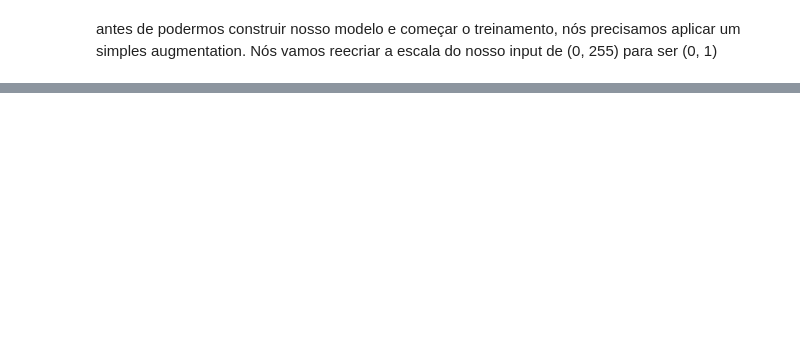
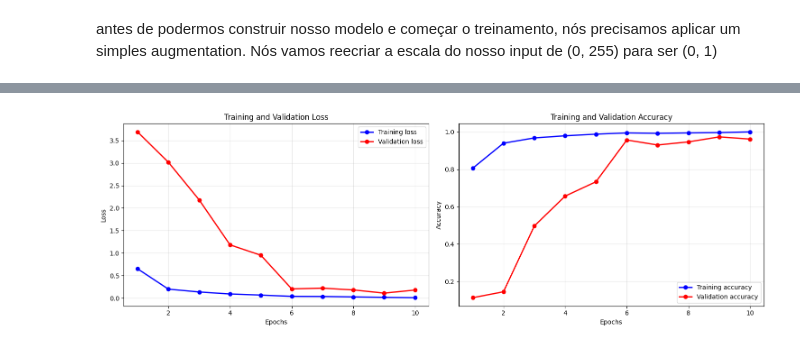
Before and after one commit to davidoneilai/breath2vision, a Jupyter notebook: mvp.ipynb, the cells around one changed output, grey strips where cells are left out. Saved outputs shown, nothing was run; the diff lists cells and outputs as text; code cells hidden in the pictures; blank space fills up the shorter version.

```diff
--- a/mvp.ipynb
+++ b/mvp.ipynb
@@ -271,0 +308,26 @@ Final loss: 0.146561, final accuracy: 0.963333
+# %%
+# 2. Gráfico combinado de Loss e Accuracy
+fig, (ax1, ax2) = plt.subplots(1, 2, figsize=(15, 5))
+
+# Loss
+ax1.plot(epochs, loss_values, 'bo-', label='Training loss', linewidth=2)
+ax1.plot(epochs, val_loss_values, 'ro-', label='Validation loss', linewidth=2)
+ax1.set_title('Training and Validation Loss')
+ax1.set_xlabel('Epochs')
+ax1.set_ylabel('Loss')
+ax1.legend()
+ax1.grid(True, alpha=0.3)
+
+# Accuracy
+ax2.plot(epochs, acc_values, 'bo-', label='Training accuracy', linewidth=2)
+ax2.plot(epochs, val_acc_values, 'ro-', label='Validation accuracy', linewidth=2)
+ax2.set_title('Training and Validation Accuracy')
+ax2.set_xlabel('Epochs')
+ax2.set_ylabel('Accuracy')
+ax2.legend()
+ax2.grid(True, alpha=0.3)
+
+plt.tight_layout()
+plt.show()
+# %% [output]
+[figure, added]
```
Also changed, not shown: parts of 10 cells of this notebook.
